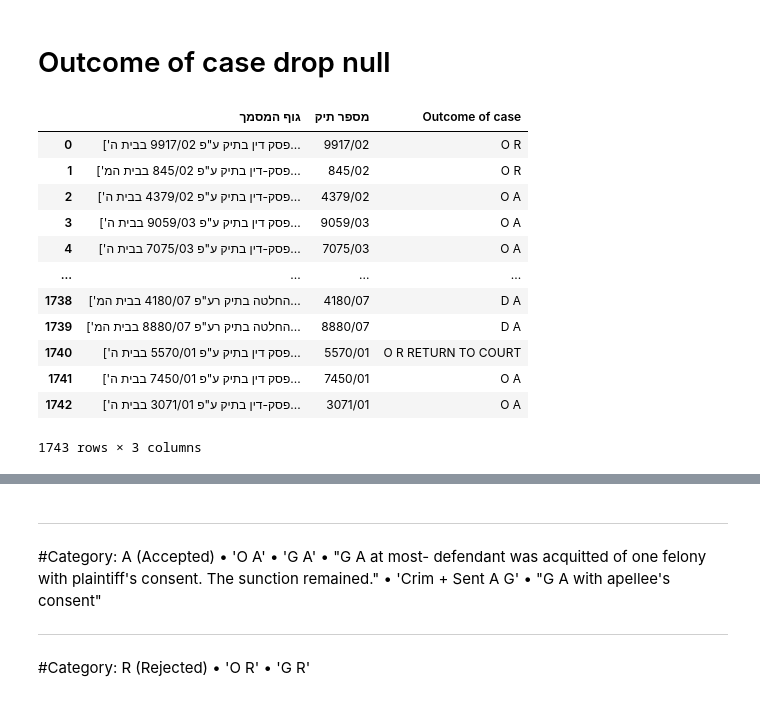
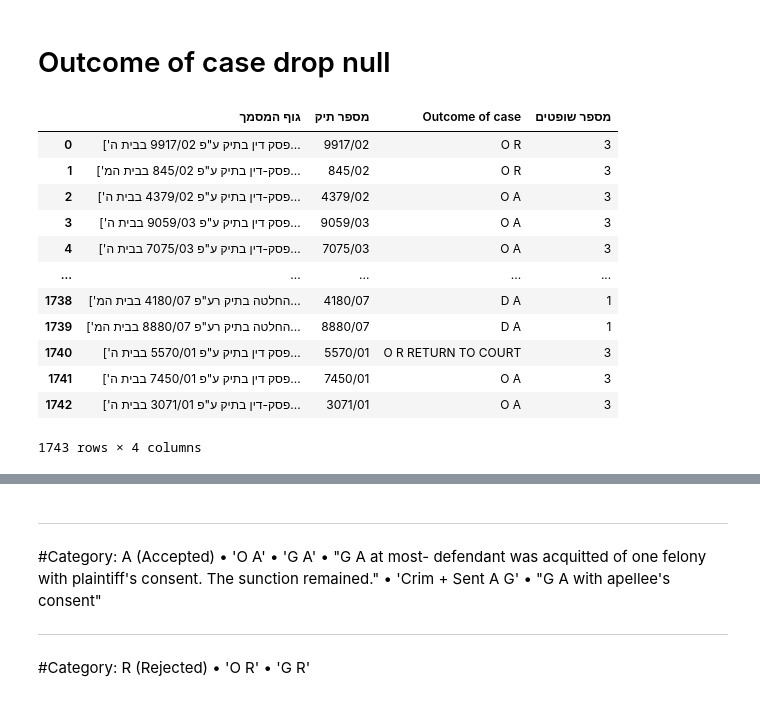
Before and after one commit to noambassat/SupremeCourtClassifier, a Jupyter notebook: 4_explore_and_merge_RAP_AP.ipynb, the cells around one changed output, grey strips where cells are left out. Saved outputs shown, nothing was run; the diff lists cells and outputs as text; code cells hidden in the pictures.

```diff
--- a/4_explore_and_merge_RAP_AP.ipynb
+++ b/4_explore_and_merge_RAP_AP.ipynb
@@ -45,0 +30,23 @@ full_final_df
+# %%
+import ast
+import pandas as pd
+
+# פונקציה להמרת ערך ל"רשימה"
+def convert_to_list(value):
+    if pd.isna(value):  # ערך חסר
+        return []
+    if isinstance(value, str):  # אם זו מחרוזת, ננסה להמיר לרשימה
+        try:
+            return ast.literal_eval(value)[0]
+        except (ValueError, SyntaxError):  # אם לא ניתן להמיר
+            return []
+    elif isinstance(value, list):  # אם זה כבר רשימה
+        return value[0]
+    else:  # כל ערך אחר (למשל מספרים וכו')
+        return []
+
+# המרת עמודת "לפני" לרשימות
+full_final_df["לפני"] = full_final_df["לפני"].apply(convert_to_list)
+
+# חישוב "מספר שופטים" לפי אורך הרשימה בעמודת "לפני"
+full_final_df["מספר שופטים"] = full_final_df["לפני"].apply(len)
@@ -84,22 +116,22 @@ array(['G R',
 # %% [markdown]
 # Outcome of case drop null
 # %%
-full_final_df = full_final_df[["גוף המסמך","מספר תיק",'Outcome of case']].dropna(how='any', ignore_index=True)
+full_final_df = full_final_df[["גוף המסמך","מספר תיק",'Outcome of case',"מספר שופטים"]].dropna(how='any', ignore_index=True)
 full_final_df
 # %% [output]
-|  | גוף המסמך | מספר תיק | Outcome of case |
-| 0 | ['פסק דין בתיק ע"פ 9917/02 בבית ה... | 9917/02 | O R |
-| 1 | ['פסק-דין בתיק ע"פ 845/02 בבית המ... | 845/02 | O R |
-| 2 | ['פסק-דין בתיק ע"פ 4379/02 בבית ה... | 4379/02 | O A |
-| 3 | ['פסק דין בתיק ע"פ 9059/03 בבית ה... | 9059/03 | O A |
-| 4 | ['פסק-דין בתיק ע"פ 7075/03 בבית ה... | 7075/03 | O A |
-| ... | ... | ... | ... |
-| 1738 | ['החלטה בתיק רע"פ 4180/07 בבית המ... | 4180/07 | D A |
-| 1739 | ['החלטה בתיק רע"פ 8880/07 בבית המ... | 8880/07 | D A |
-| 1740 | ['פסק דין בתיק ע"פ 5570/01 בבית ה... | 5570/01 | O R RETURN TO COURT |
-| 1741 | ['פסק דין בתיק ע"פ 7450/01 בבית ה... | 7450/01 | O A |
-| 1742 | ['פסק-דין בתיק ע"פ 3071/01 בבית ה... | 3071/01 | O A |
+|  | גוף המסמך | מספר תיק | Outcome of case | מספר שופטים |
+| 0 | ['פסק דין בתיק ע"פ 9917/02 בבית ה... | 9917/02 | O R | 3 |
+| 1 | ['פסק-דין בתיק ע"פ 845/02 בבית המ... | 845/02 | O R | 3 |
+| 2 | ['פסק-דין בתיק ע"פ 4379/02 בבית ה... | 4379/02 | O A | 3 |
+| 3 | ['פסק דין בתיק ע"פ 9059/03 בבית ה... | 9059/03 | O A | 3 |
+| 4 | ['פסק-דין בתיק ע"פ 7075/03 בבית ה... | 7075/03 | O A | 3 |
+| ... | ... | ... | ... | ... |
+| 1738 | ['החלטה בתיק רע"פ 4180/07 בבית המ... | 4180/07 | D A | 1 |
+| 1739 | ['החלטה בתיק רע"פ 8880/07 בבית המ... | 8880/07 | D A | 1 |
+| 1740 | ['פסק דין בתיק ע"פ 5570/01 בבית ה... | 5570/01 | O R RETURN TO COURT | 3 |
+| 1741 | ['פסק דין בתיק ע"פ 7450/01 בבית ה... | 7450/01 | O A | 3 |
+| 1742 | ['פסק-דין בתיק ע"פ 3071/01 בבית ה... | 3071/01 | O A | 3 |
-1743 rows × 3 columns
+1743 rows × 4 columns
 # %%
 full_final_df["Outcome of case"].unique()
 # %% [output]
```
Also changed, not shown: parts of 6 cells of this notebook.
